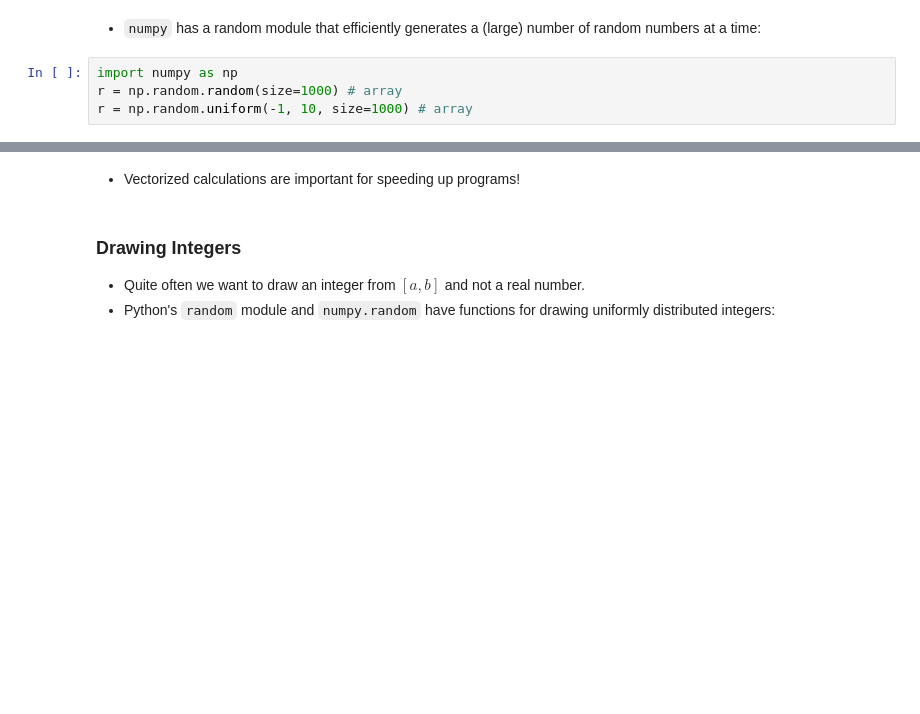
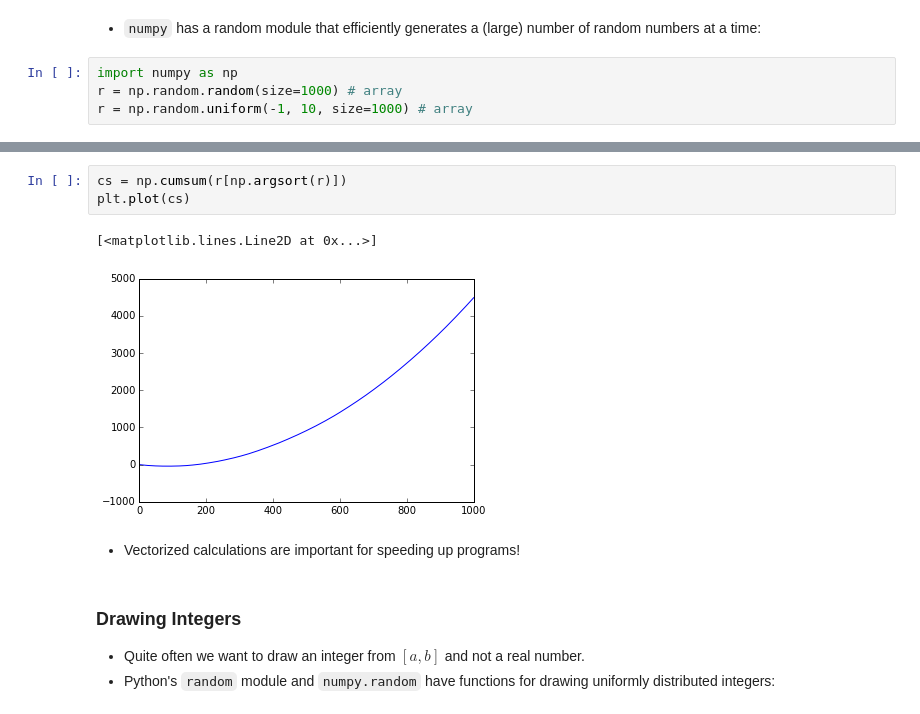
Before and after one commit to pitt1321/lectures, a Jupyter notebook: week_03/week_03.ipynb, the cells around one changed output, grey strips where cells are left out. Saved outputs shown, nothing was run; the diff lists cells and outputs as text; blank space fills up the shorter version.

```diff
--- a/week_03/week_03.ipynb
+++ b/week_03/week_03.ipynb
@@ -82,3 +136,9 @@ r = np.random.uniform(-1, 10, size=1000) # array
+# %%
+cs = np.cumsum(r[np.argsort(r)])
+plt.plot(cs)
+# %% [output]
+[<matplotlib.lines.Line2D at 0x...>]
+[figure, added]
 # %% [markdown]
   * Vectorized calculations are important for speeding up programs!
 # %% [markdown]
```
Also changed, not shown: parts of 25 cells of this notebook.
